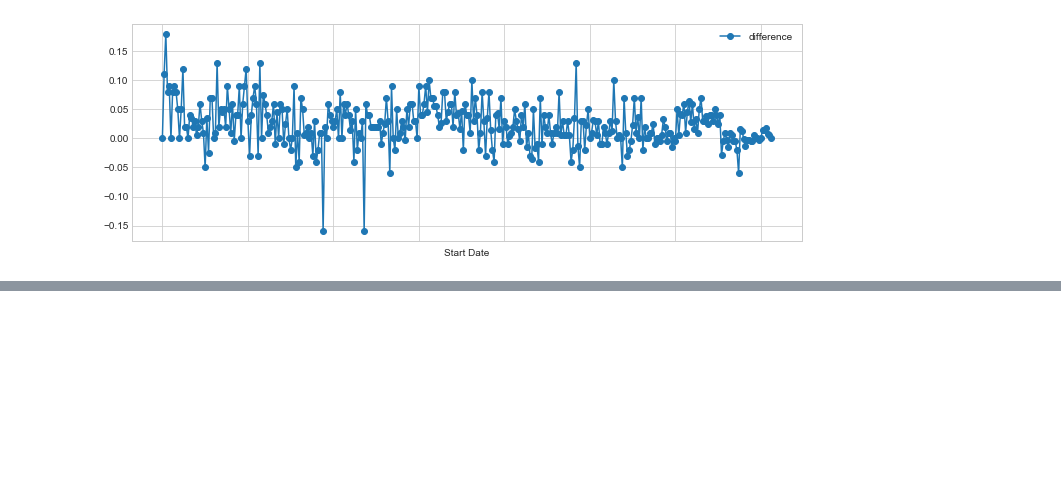
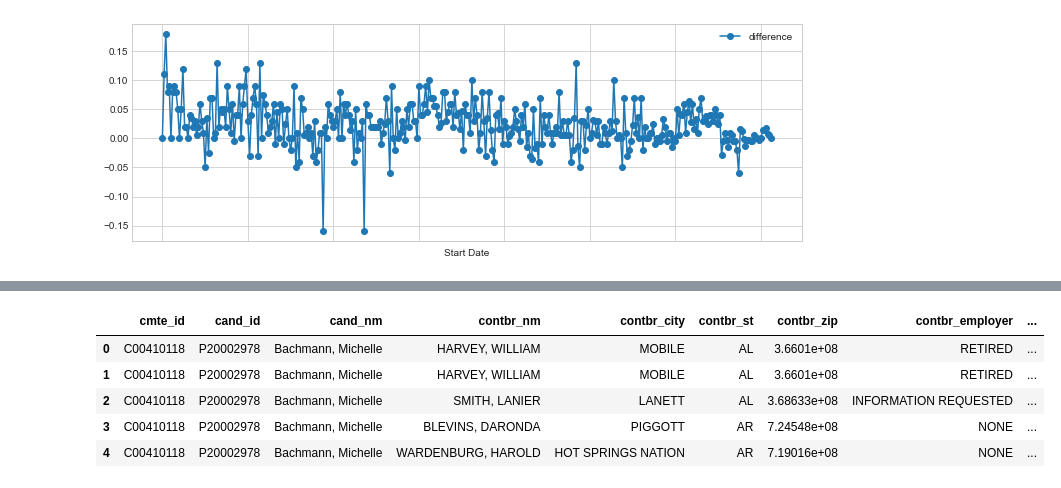
Before and after one commit to rh2835/data_analysis, a Jupyter notebook: election data project-polls and donors.ipynb, the cells around one changed output, grey strips where cells are left out. Cells and saved outputs as stored; diff of their text form; code cells hidden in the pictures; blank space fills up the shorter version.

```diff
--- a/election data project-polls and donors.ipynb
+++ b/election data project-polls and donors.ipynb
@@ -127,0 +159,2 @@ fig=poll_df.plot('Start Date','difference',figsize=(12,4),marker='o')
+# %%
+donor_df=pd.read_csv('Election_Donor_Data.csv')
@@ -127,0 +181,9 @@ fig=poll_df.plot('Start Date','difference',figsize=(12,4),marker='o')
+# %%
+donor_df.head()
+# %% [output]
+|  | cmte_id | cand_id | cand_nm | contbr_nm | contbr_city | contbr_st | contbr_zip | contbr_employer | ... |
+| 0 | C00410118 | P20002978 | Bachmann, Michelle | HARVEY, WILLIAM | MOBILE | AL | 3.6601e+08 | RETIRED | ... |
+| 1 | C00410118 | P20002978 | Bachmann, Michelle | HARVEY, WILLIAM | MOBILE | AL | 3.6601e+08 | RETIRED | ... |
+| 2 | C00410118 | P20002978 | Bachmann, Michelle | SMITH, LANIER | LANETT | AL | 3.68633e+08 | INFORMATION REQUESTED | ... |
+| 3 | C00410118 | P20002978 | Bachmann, Michelle | BLEVINS, DARONDA | PIGGOTT | AR | 7.24548e+08 | NONE | ... |
+| 4 | C00410118 | P20002978 | Bachmann, Michelle | WARDENBURG, HAROLD | HOT SPRINGS NATION | AR | 7.19016e+08 | NONE | ... |
```
Also changed, not shown: parts of 8 cells of this notebook, 1 other file.
